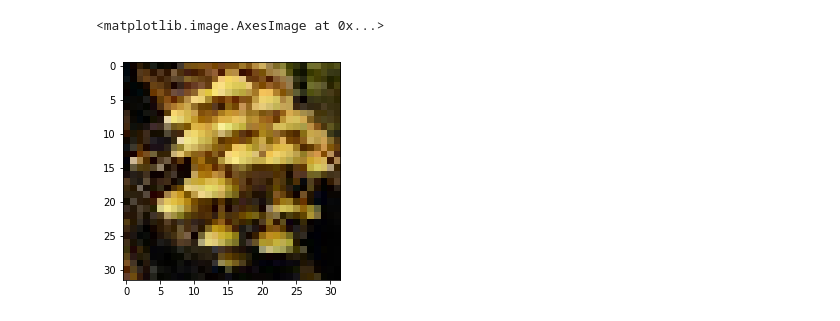
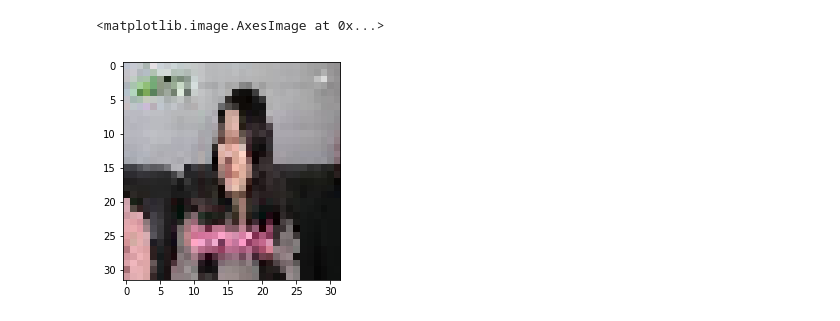
Before and after one commit to krlee407/Image_classification, a Jupyter notebook: #3. softmax.ipynb, the cells around one changed output. Drawn from its saved outputs; the diff is of its cells as text; code cells hidden in the pictures.

```diff
--- a/#3. softmax.ipynb
+++ b/#3. softmax.ipynb
@@ -5,14 +5,14 @@ import numpy as np
 import pickle
 import json
 # %%
-data_set = pickle.load(open('mushroom.p', 'rb'))
+data_set = pickle.load(open('ioi.p', 'rb'))
 para = json.loads(open('para.json', 'r').read())
 # %%
 %matplotlib inline
-plt.imshow(data_set['train_image'][1001]/255)
+plt.imshow(data_set['train_image'][5]/255)
 # %% [output]
 <matplotlib.image.AxesImage at 0x...>
-[figure, old version]
+[figure, new version]
 # %%
 import tensorflow as tf
 
```
Also changed, not shown: parts of 4 cells of this notebook, 22 other files.
